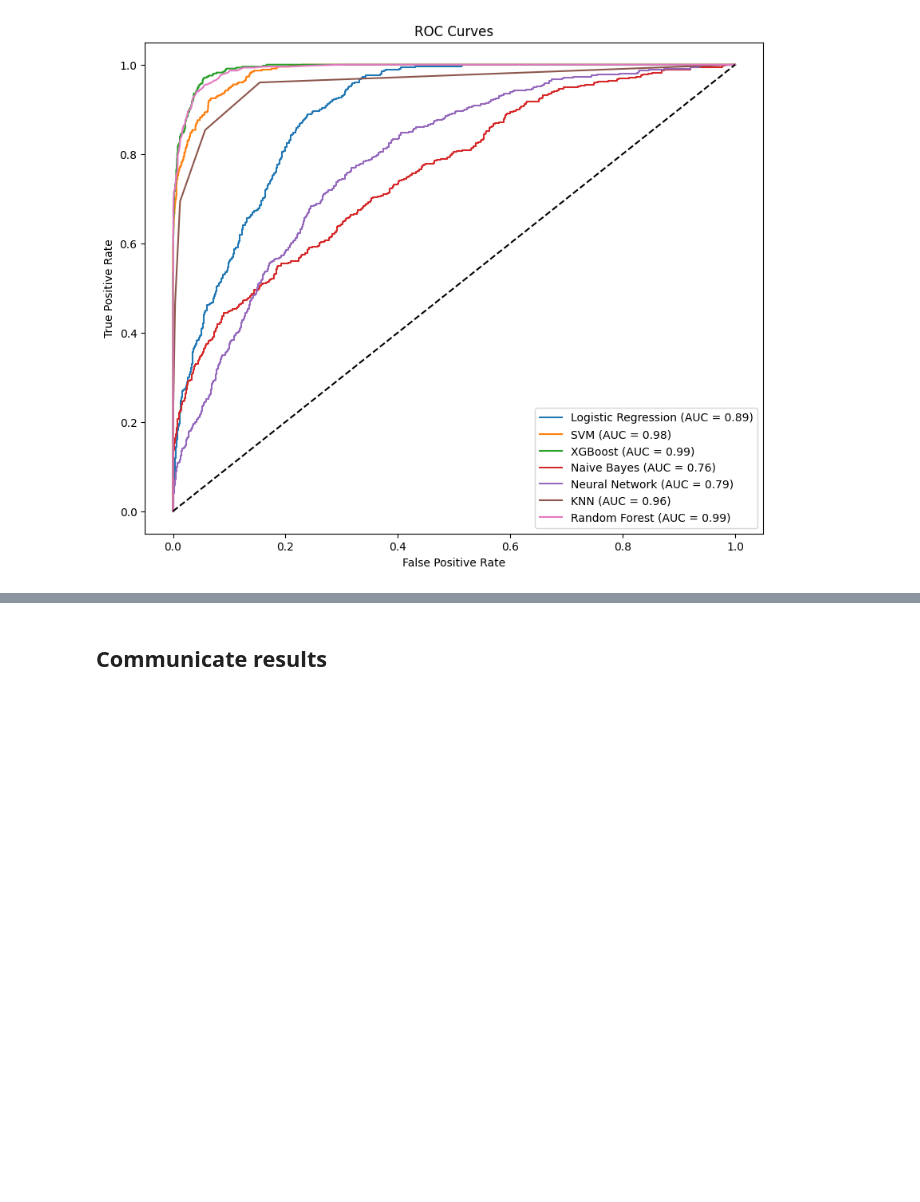
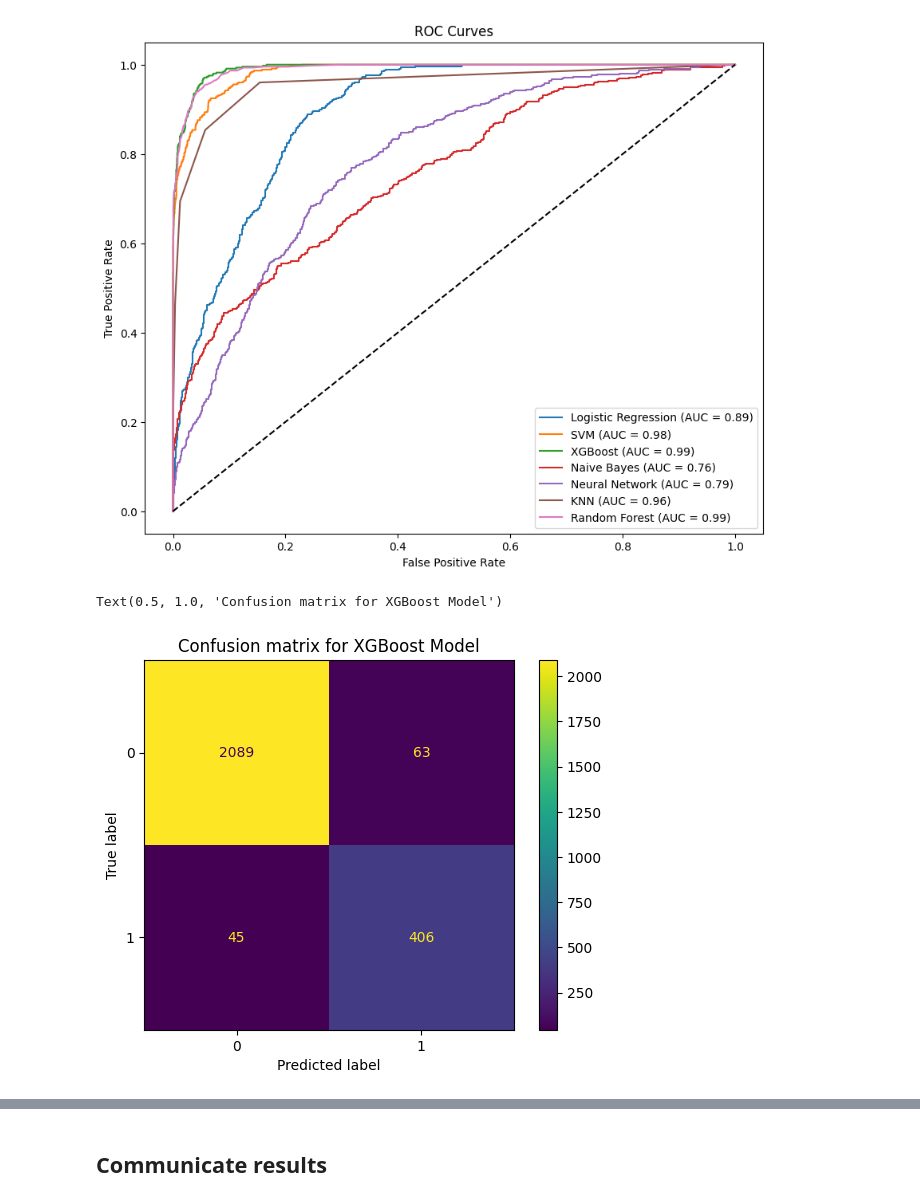
Before and after one commit to KomlaRD/predicting_stunting_machine_learning, a Jupyter notebook: stunting_ml.ipynb, the cells around one changed output, grey strips where cells are left out. Drawn from its saved outputs; the diff is of its cells as text; code cells hidden in the pictures; blank space fills up the shorter version.

Commit message:
Use test data instead of y train  data for confusion matrix

```diff
--- a/stunting_ml.ipynb
+++ b/stunting_ml.ipynb
@@ -188,7 +188,11 @@ with open("model.joblib", "rb") as file:
 y_xgboost = predict_test(xgboost)
 y_rf = predict_test(rf)
 # %%
-cm_xg = confusion_matrix(y, y_xgboost)
+cm_xg = confusion_matrix(y_test, y_xgboost)
 disp = ConfusionMatrixDisplay(confusion_matrix=cm_xg)
 disp.plot()
+plt.title("Confusion matrix for XGBoost Model")
+# %% [output]
+Text(0.5, 1.0, 'Confusion matrix for XGBoost Model')
+[figure, added]
 # %%
```
Also changed, not shown: parts of 4 cells of this notebook.
